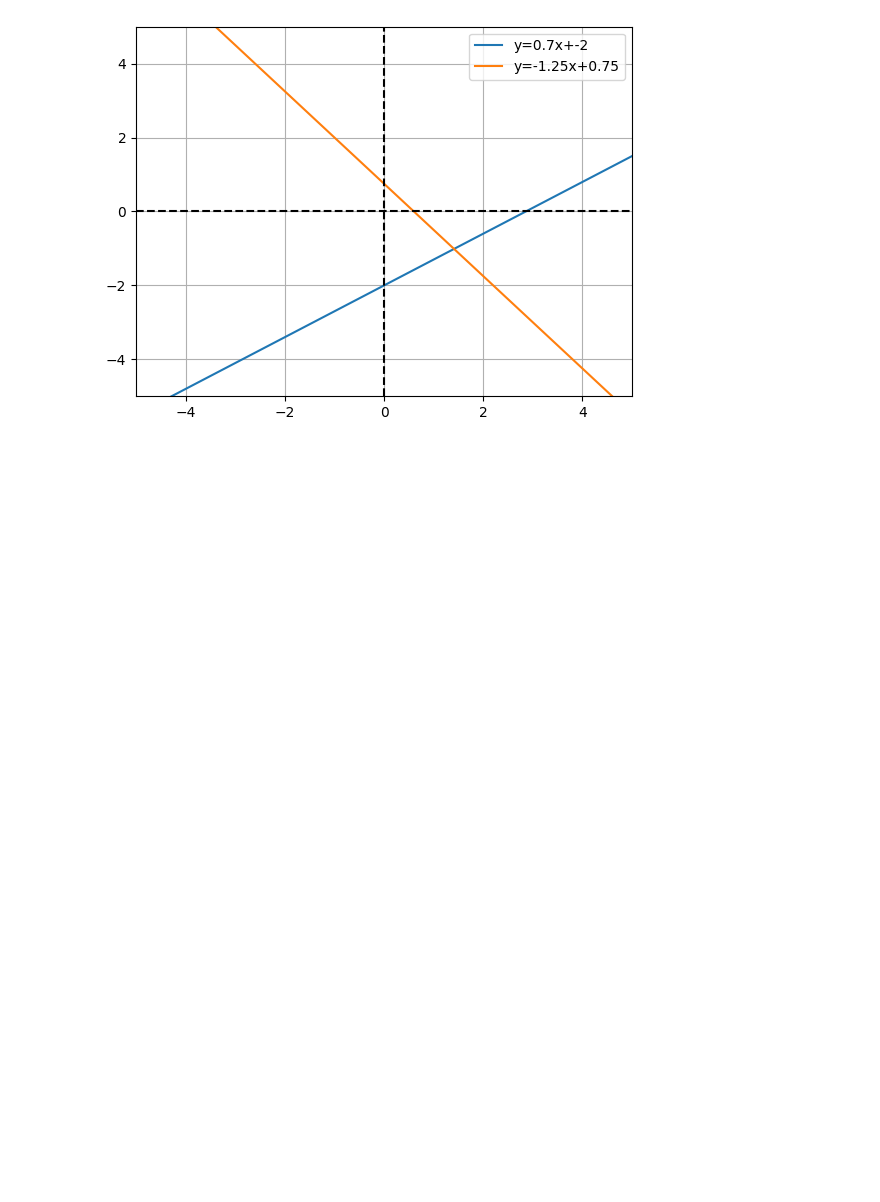
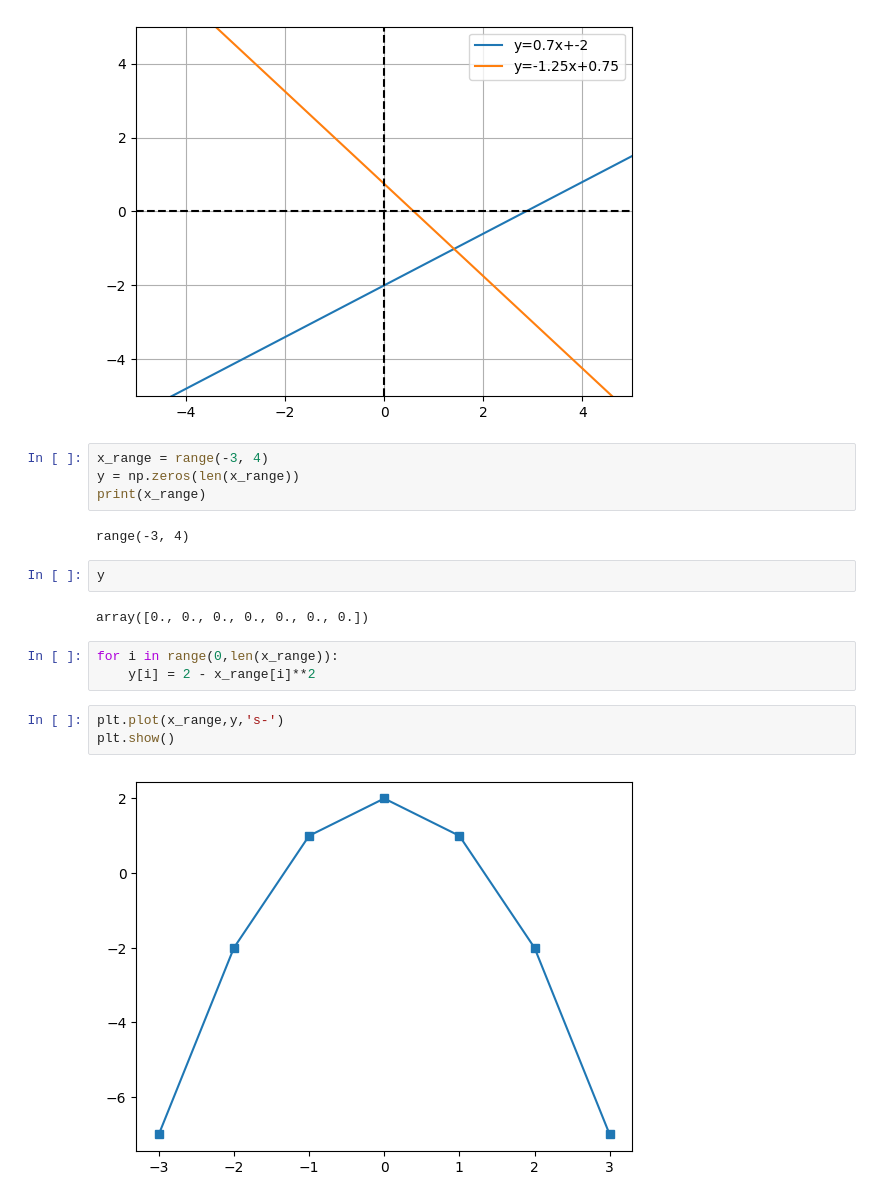
Before and after one commit to yaowenqiang/master_math_by_coding_in_python, a Jupyter notebook: plots.ipynb, the cells around one changed output. Drawn from its saved outputs; the diff is of its cells as text; blank space fills up the shorter version.

Commit message:
add more plot demo

```diff
--- a/plots.ipynb
+++ b/plots.ipynb
@@ -150,3 +150,21 @@ plt.legend()
 plt.show()
 # %% [output]
 [figure]
+# %%
+x_range = range(-3, 4)
+y = np.zeros(len(x_range))
+print(x_range)
+# %% [output]
+range(-3, 4)
+# %%
+y
+# %% [output]
+array([0., 0., 0., 0., 0., 0., 0.])
+# %%
+for i in range(0,len(x_range)):
+    y[i] = 2 - x_range[i]**2
+# %%
+plt.plot(x_range,y,'s-')
+plt.show()
+# %% [output]
+[figure, added]
```
Also changed, not shown: parts of 32 cells of this notebook.
